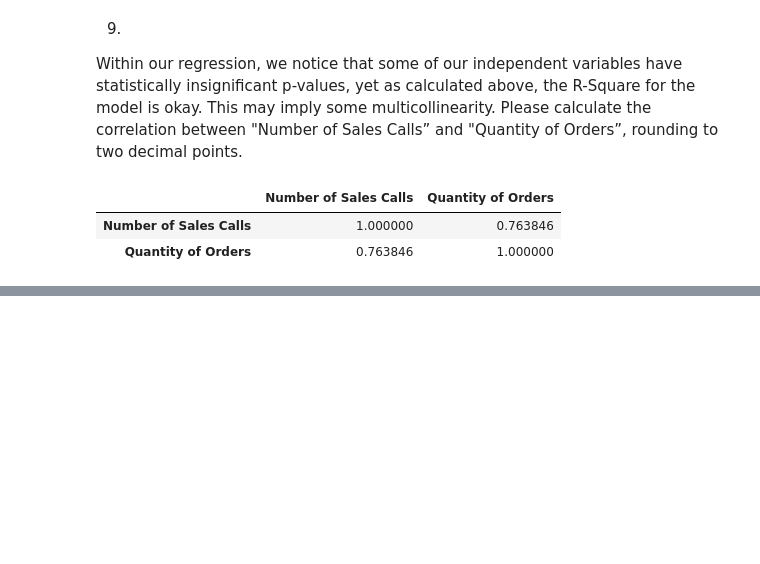
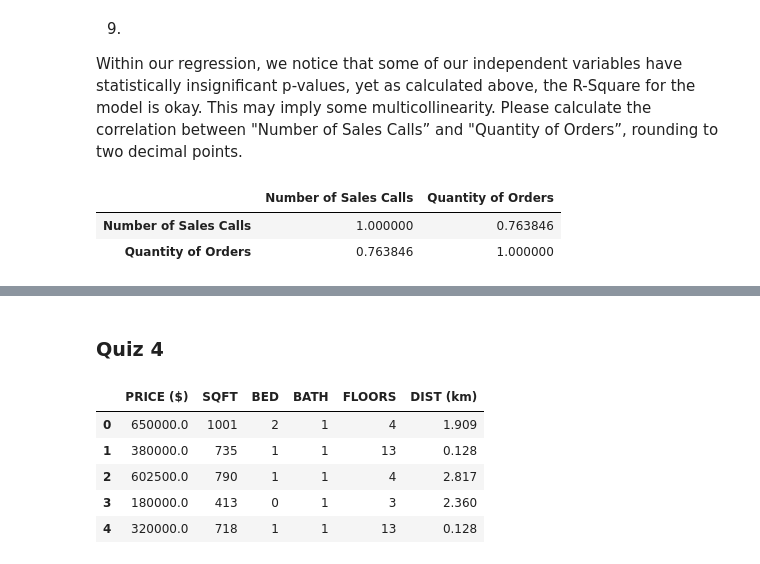
Before and after one commit to LZNEWT00Z/BSaAS, a Jupyter notebook: 3. Linear Regression for Business Statistics.ipynb, the cells around one changed output, grey strips where cells are left out. Saved outputs shown, nothing was run; the diff lists cells and outputs as text; code cells hidden in the pictures; blank space fills up the shorter version.

```diff
--- a/3. Linear Regression for Business Statistics.ipynb
+++ b/3. Linear Regression for Business Statistics.ipynb
@@ -509,0 +672,14 @@ quiz_data[["Number of Sales Calls", "Quantity of Orders"]].corr()
+# %% [markdown]
+### Quiz 4
+# %%
+quiz_data = pd.read_excel("Excel files/4. realestate.xlsx", "Sheet1", index_col=None, na_values=["NA"])
+# quiz_data = pd.read_excel("Excel files/4. Majors.xlsx", "Sheet1", index_col=None, na_values=["NA"])
+# %%
+quiz_data.head()
+# %% [output]
+|  | PRICE ($) | SQFT | BED | BATH | FLOORS | DIST (km) |
+| 0 | 650000.0 | 1001 | 2 | 1 | 4 | 1.909 |
+| 1 | 380000.0 | 735 | 1 | 1 | 13 | 0.128 |
+| 2 | 602500.0 | 790 | 1 | 1 | 4 | 2.817 |
+| 3 | 180000.0 | 413 | 0 | 1 | 3 | 2.360 |
+| 4 | 320000.0 | 718 | 1 | 1 | 13 | 0.128 |
```
Also changed, not shown: parts of 39 cells of this notebook, 3 other files.
